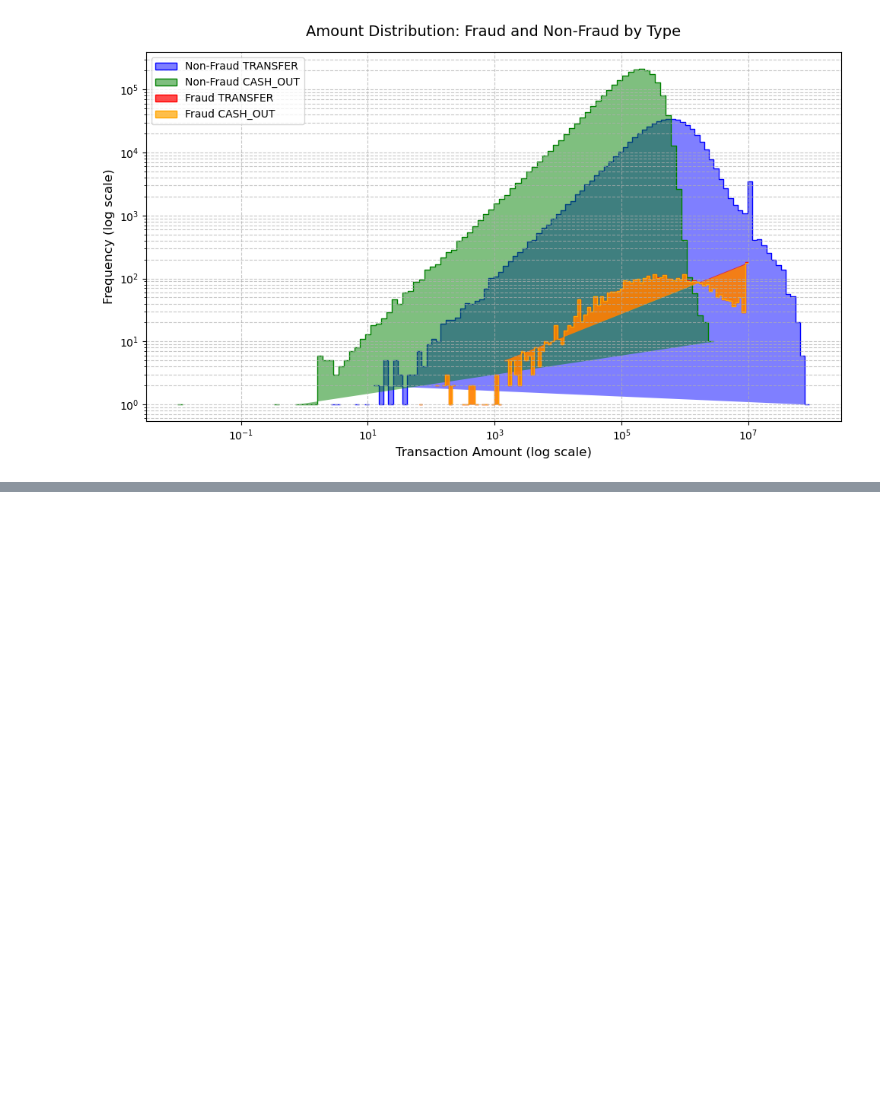
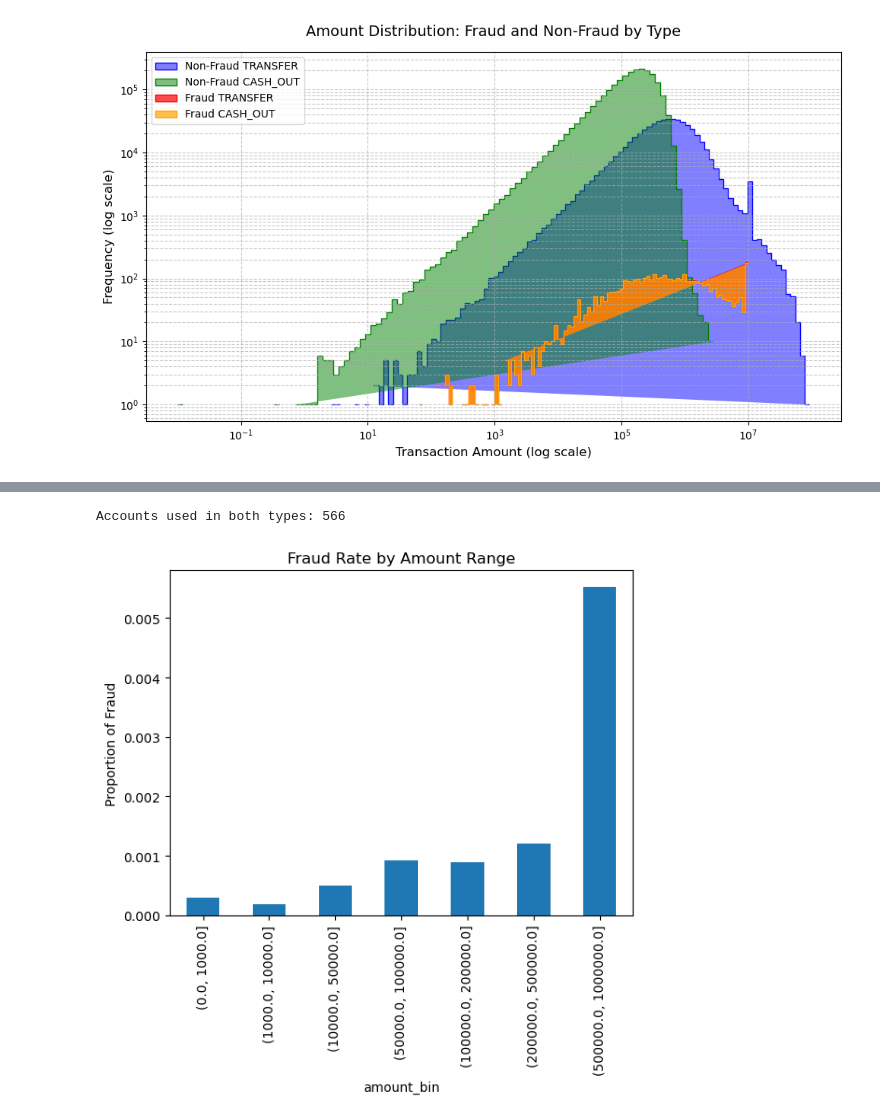
Before and after one commit to B1uewaves/fraud-detect-system, a Jupyter notebook: ml-scoring-python/dataEx.ipynb, the cells around one changed output, grey strips where cells are left out. Saved outputs shown, nothing was run; the diff lists cells and outputs as text; code cells hidden in the pictures; blank space fills up the shorter version.

```diff
--- a/ml-scoring-python/dataEx.ipynb
+++ b/ml-scoring-python/dataEx.ipynb
@@ -409,0 +460,17 @@ plt.show()
+# %%
+transfer_df = df[df['type'] == 'TRANSFER']
+cashout_df = df[df['type'] == 'CASH_OUT']
+
+common_accounts = set(transfer_df['nameOrg']) & set(cashout_df['nameOrg'])
+print(f"Accounts used in both types: {len(common_accounts)}")
+# %% [output]
+Accounts used in both types: 566
+# %%
+df['amount_bin'] = pd.cut(df['amount'], bins=[0, 1e3, 10e3, 50e3, 100e3, 200e3, 500e3, 1e6])
+fraud_rate_by_amount = df.groupby('amount_bin')['isFraud'].mean()
+fraud_rate_by_amount.plot(kind='bar')
+plt.title("Fraud Rate by Amount Range")
+plt.ylabel("Proportion of Fraud")
+plt.show()
+# %% [output]
+[figure, added]
```
Also changed, not shown: parts of 5 cells of this notebook, 20 other files.
